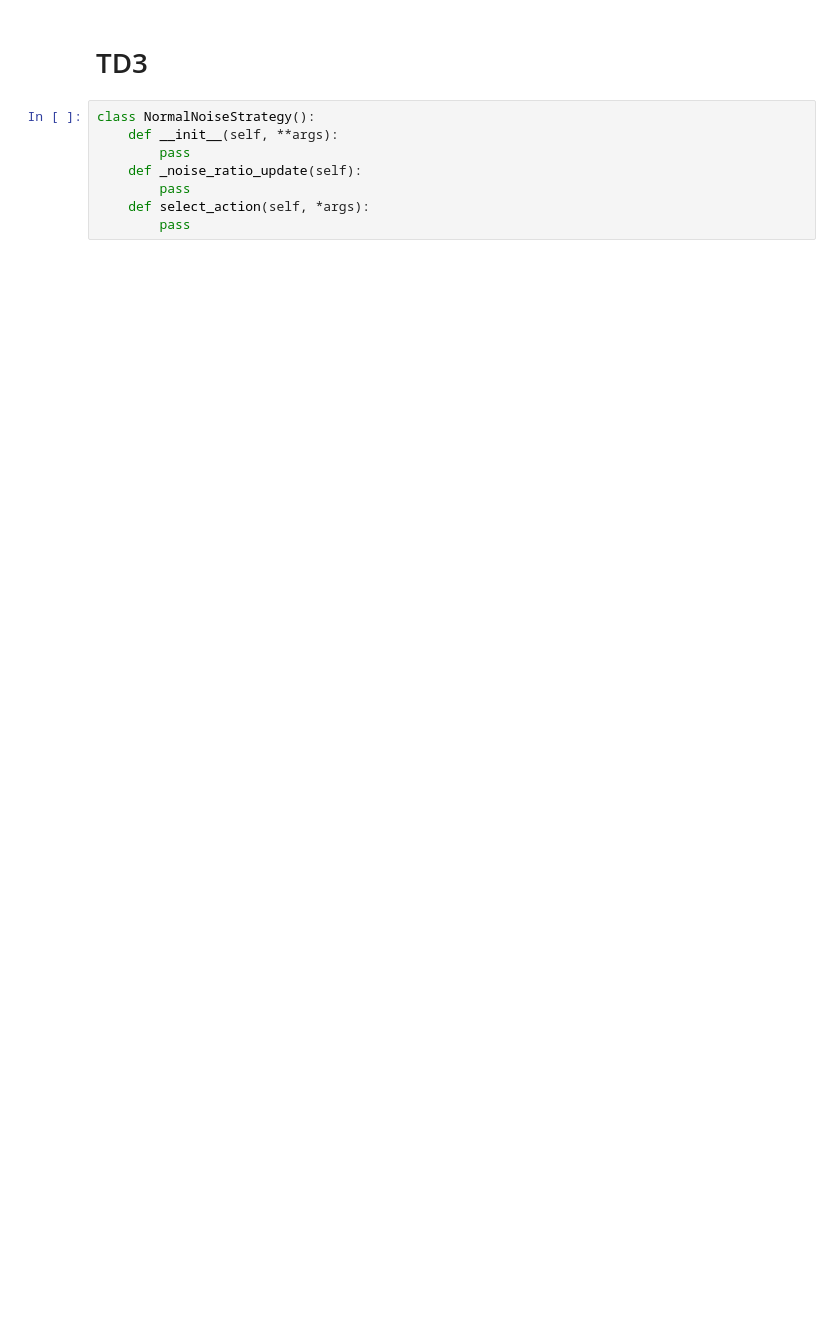
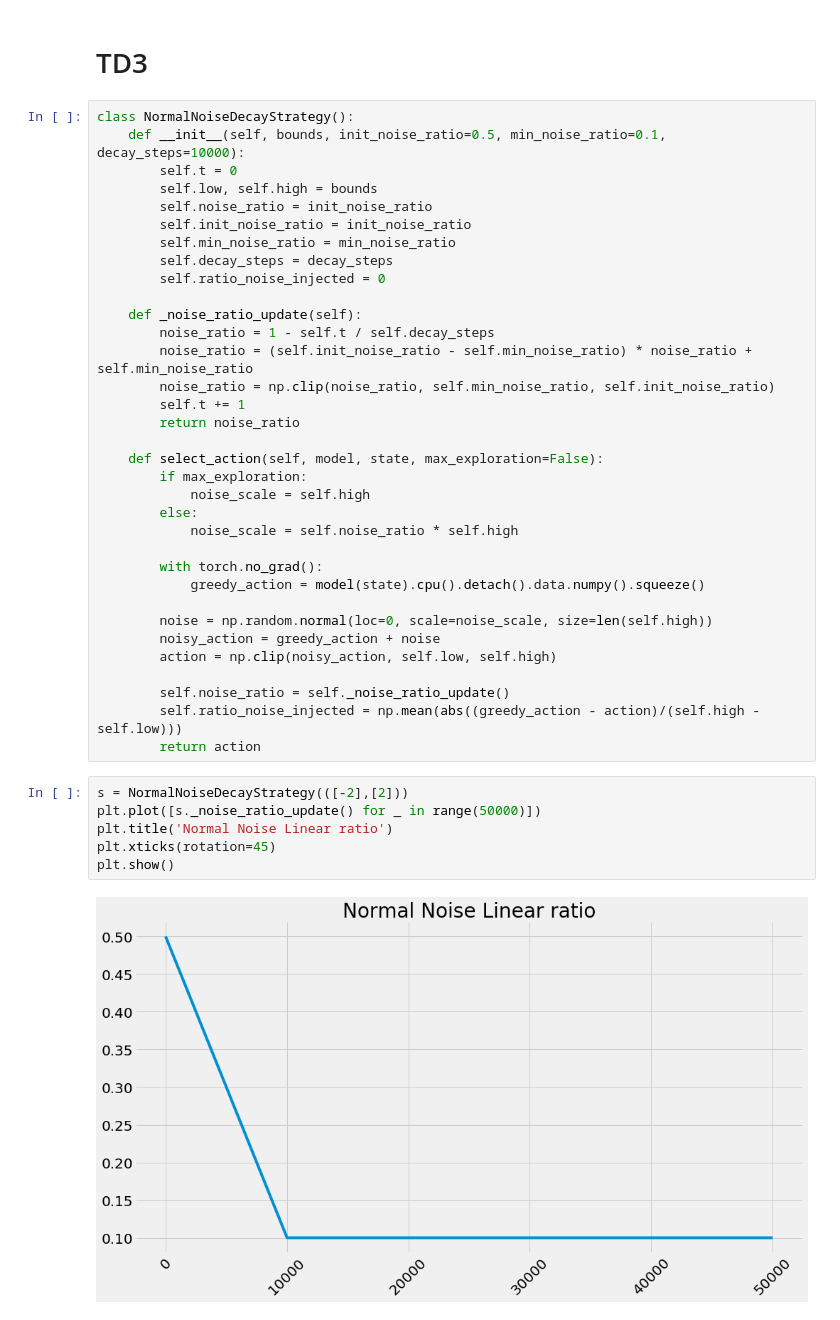
Before and after one commit to Iqbal1282/Practicing_DRL, a Jupyter notebook: chapter12/chapter_12.ipynb, the cells around one changed output. Drawn from its saved outputs; the diff is of its cells as text; blank space fills up the shorter version.

```diff
--- a/chapter12/chapter_12.ipynb
+++ b/chapter12/chapter_12.ipynb
@@ -874,13 +874,47 @@ plt.show()
 # %% [markdown]
 # TD3
-# %%
-class NormalNoiseStrategy():
-    def __init__(self, **args):
-        pass
-    def _noise_ratio_update(self):
-        pass
-    def select_action(self, *args):
-        pass
+# %%
+class NormalNoiseDecayStrategy():
+    def __init__(self, bounds, init_noise_ratio=0.5, min_noise_ratio=0.1, decay_steps=10000):
+        self.t = 0
+        self.low, self.high = bounds
+        self.noise_ratio = init_noise_ratio
+        self.init_noise_ratio = init_noise_ratio
+        self.min_noise_ratio = min_noise_ratio
+        self.decay_steps = decay_steps
+        self.ratio_noise_injected = 0
+
+    def _noise_ratio_update(self):
+        noise_ratio = 1 - self.t / self.decay_steps
+        noise_ratio = (self.init_noise_ratio - self.min_noise_ratio) * noise_ratio + self.min_noise_ratio
+        noise_ratio = np.clip(noise_ratio, self.min_noise_ratio, self.init_noise_ratio)
+        self.t += 1
+        return noise_ratio
+
+    def select_action(self, model, state, max_exploration=False):
+        if max_exploration:
+            noise_scale = self.high
+        else:
+            noise_scale = self.noise_ratio * self.high
+
+        with torch.no_grad():
+            greedy_action = model(state).cpu().detach().data.numpy().squeeze()
+
+        noise = np.random.normal(loc=0, scale=noise_scale, size=len(self.high))
+        noisy_action = greedy_action + noise
+        action = np.clip(noisy_action, self.low, self.high)
+
+        self.noise_ratio = self._noise_ratio_update()
+        self.ratio_noise_injected = np.mean(abs((greedy_action - action)/(self.high - self.low)))
+        return action
+# %%
+s = NormalNoiseDecayStrategy(([-2],[2]))
+plt.plot([s._noise_ratio_update() for _ in range(50000)])
+plt.title('Normal Noise Linear ratio')
+plt.xticks(rotation=45)
+plt.show()
+# %% [output]
+[figure, added]
 # %%
 class FCTQV(nn.Module):
     def __init__(self,
```
Also changed, not shown: parts of 27 cells of this notebook, 1 other file.
